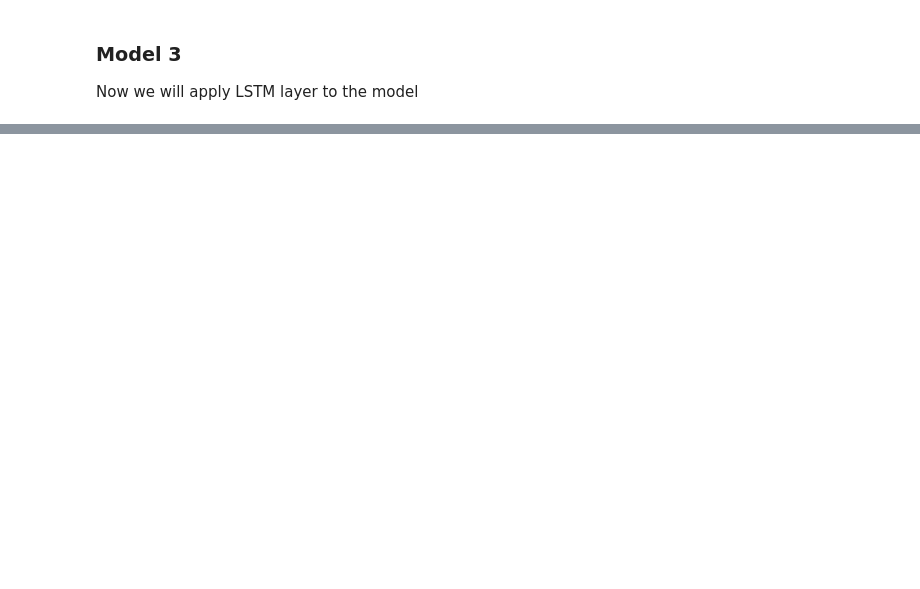
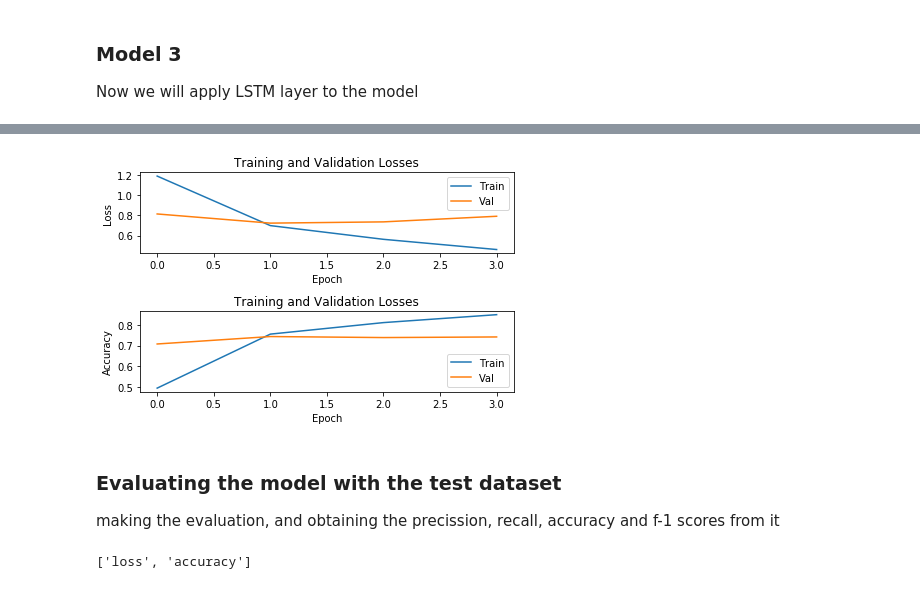
Before and after one commit to Joseantonio-96/Sentiment_Analysis, a Jupyter notebook: Code/LSTM_model.ipynb, the cells around one changed output, grey strips where cells are left out. Drawn from its saved outputs; the diff is of its cells as text; code cells hidden in the pictures; blank space fills up the shorter version.

```diff
--- a/Code/LSTM_model.ipynb
+++ b/Code/LSTM_model.ipynb
@@ -288,0 +322,28 @@ NotImplementedError: Cannot convert a symbolic Tensor (lstm_3/strided_slice:0) t
+# %%
+model4 = Sequential()
+
+
+# instantiate an early stopping mechanism
+early_stop = EarlyStopping(monitor='val_loss', patience=2)
+
+# saving the best model
+saveBestModel = ModelCheckpoint('best_model.hdf5', monitor='val_acc', save_best_only=True, save_weights_only=False)
+
+# embedding layer
+model4.add(Embedding(10000, 128, input_length=train_text_padded.shape[1]))
+# LSTM layer
+model4.add(Bidirectional(LSTM(128)))
+# second hidden layer
+model4.add(Dense(128, activation='relu'))
+# dropout
+model4.add(Dropout(0.4))
+# third layer
+model4.add(Dense(64, activation = 'relu'))
+# dropout
+model4.add(Dropout(0.4))
+# fourth layer
+model4.add(Dense(32, activation = 'relu'))
+# output dense layer, with 5 categories, as many as our sentiments
+model4.add(Dense(5, activation='softmax'))
+
+model4.summary()
@@ -288,0 +368,4 @@ NotImplementedError: Cannot convert a symbolic Tensor (lstm_3/strided_slice:0) t
+# %%
+# compiling the model and fitting it
+model4.compile(loss=CategoricalCrossentropy(), optimizer=Adam(), metrics=['accuracy'])
+history_4 = model4.fit(train_text_padded, train_labels, epochs = 10, validation_data=(validation_text_padded, validation_labels), callbacks=[early_stop, saveBestModel])
@@ -288,0 +390,12 @@ NotImplementedError: Cannot convert a symbolic Tensor (lstm_3/strided_slice:0) t
+# %%
+plot_loss_acc(history_4.history['accuracy'], history_4.history['val_accuracy'], history_4.history['loss'], history_4.history['val_loss'])
+# %% [output]
+[figure, added]
+# %% [markdown]
+### Evaluating the model with the test dataset
+
+making the evaluation, and obtaining the precission, recall, accuracy and f-1 scores from it
+# %%
+model4.metrics_names
+# %% [output]
+['loss', 'accuracy']
```
Also changed, not shown: parts of 22 cells of this notebook, 6 other files.
